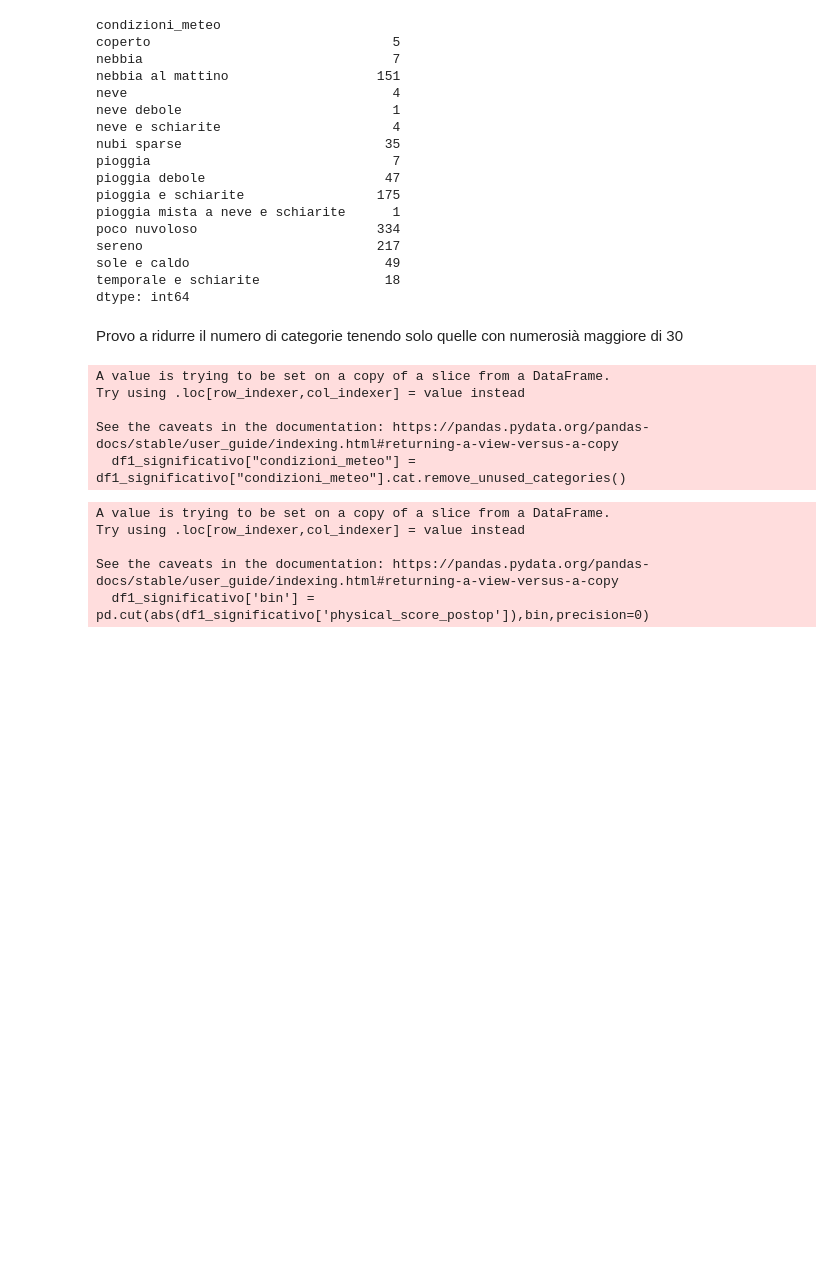
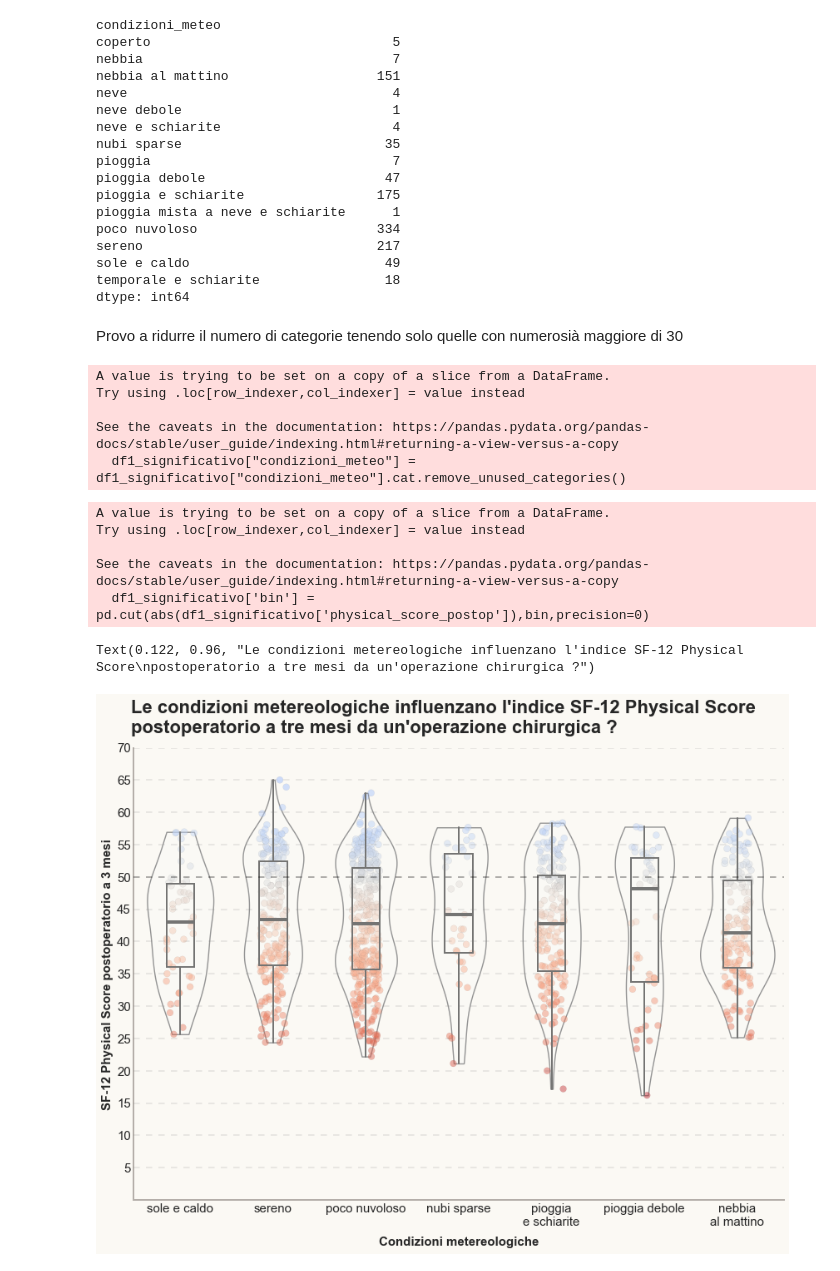
Before and after one commit to giocoal/surgery-PROMs-score-and-weather-conditions-data-visualizations, a Jupyter notebook: DataViz_Compitino_PrimaVIsualizzazione.ipynb, the cells around one changed output. Saved outputs shown, nothing was run; the diff lists cells and outputs as text; code cells hidden in the pictures; blank space fills up the shorter version.

```diff
--- a/DataViz_Compitino_PrimaVIsualizzazione.ipynb
+++ b/DataViz_Compitino_PrimaVIsualizzazione.ipynb
@@ -203,34 +203,36 @@ ax.set_yticks(linee_orizzontali)
 ax.set_yticklabels(linee_orizzontali, size=15)
 y_label_ita = "SF-12 Physical Score postoperatorio a 3 mesi"
 Y_label_eng = "SF12 Physical postoperative PROM score 3 months"
-ax.set_ylabel("SF12 Physical postoperative PROM score 3 months", size=15, weight="bold")
+ax.set_ylabel(y_label_ita, size=15, weight="bold")
 ax.set_xlabel("Condizioni metereologiche", size=15, weight="bold", labelpad = 10)
 #x_labels (labelpad: spacing dall'asse)
 xlabels = ['sole e caldo', 'sereno', 'poco nuvoloso', 'nubi sparse', 'pioggia\ne schiarite', 'pioggia debole','nebbia\nal mattino']
 ax.set_xticklabels(xlabels, size=15, ha="center", ma="center")
 
 
 
 # Titolo
 titolo_italiano = "Le condizioni metereologiche influenzano l'indice SF-12 Physical Score\npostoperatorio a tre mesi da un'operazione chirurgica ?"
 titolo_inglese = "Do weather conditions affect post-operatory physical PROM scores?"
 fig.suptitle(
     titolo_italiano,
     x = 0.122,
     y = 0.96,
     ha="left",
     fontsize=22,
     weight="bold",
     wrap = True
 )
 
 
 
 # SALVATAGGIO
 #fig.tight_layout()
 # %% [output]
 A value is trying to be set on a copy of a slice from a DataFrame.
 Try using .loc[row_indexer,col_indexer] = value instead
 
 See the caveats in the documentation: https://pandas.pydata.org/pandas-docs/stable/user_guide/indexing.html#returning-a-view-versus-a-copy
   df1_significativo['bin'] = pd.cut(abs(df1_significativo['physical_score_postop']),bin,precision=0)
+Text(0.122, 0.96, "Le condizioni metereologiche influenzano l'indice SF-12 Physical Score\npostoperatorio a tre mesi da un'operazione chirurgica ?")
+[figure, added]
```
